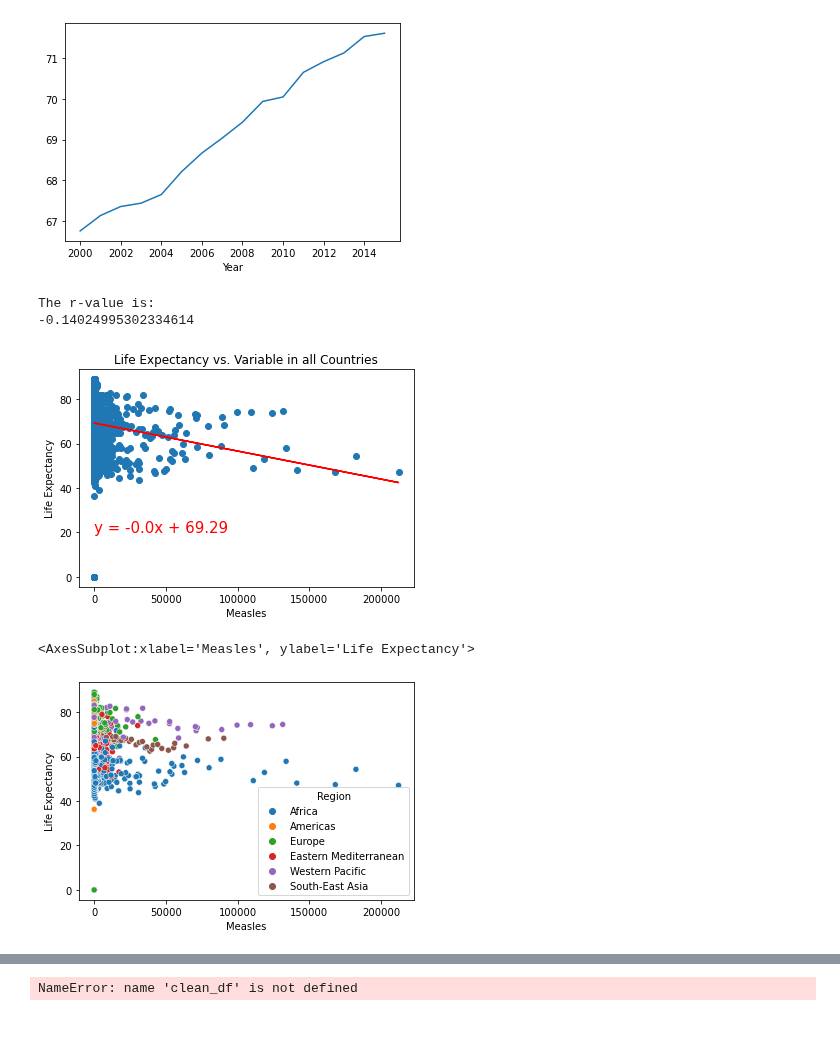
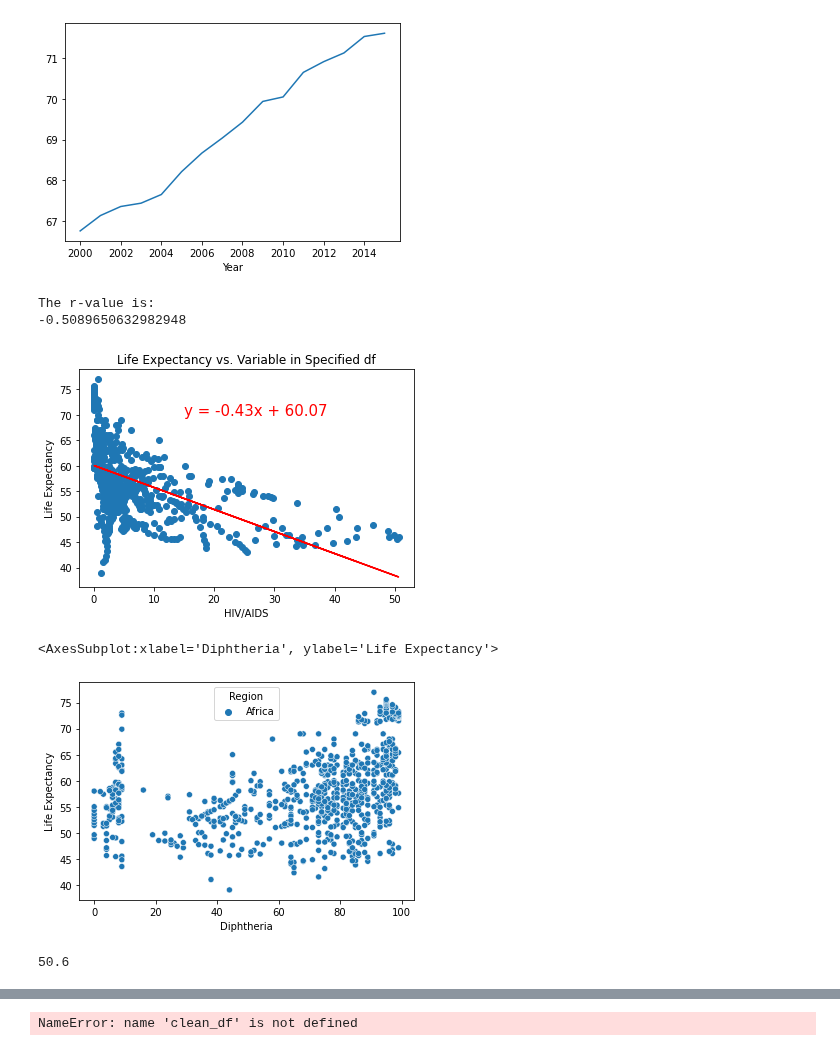
Before and after one commit to jaryan77/TeamTitans_Project_1, a Jupyter notebook: alex_final.ipynb, the cells around one changed output, grey strips where cells are left out. Drawn from its saved outputs; the diff is of its cells as text; code cells hidden in the pictures.

```diff
--- a/alex_final.ipynb
+++ b/alex_final.ipynb
@@ -65,9 +65,10 @@ plt.show()
 # %% [output]
 [figure]
 # %%
-#Linear Regression Code
-(slope, intercept, rvalue, pvalue, stderr) = linregress(nan0_df["Measles"], nan0_df['Life Expectancy'])
-regress_values = nan0_df["Measles"] * slope + intercept
+#Linear Regression/Basic Scatter Plot Code (switch df and x for desired outcome)
+#Input Variable vs Life Expectancy
+(slope, intercept, rvalue, pvalue, stderr) = linregress(africa_0["HIV/AIDS"], africa_0['Life Expectancy'])
+regress_values = africa_0["HIV/AIDS"] * slope + intercept
 line_eq = "y = " + str(round(slope,2)) + "x + " + str(round(intercept,2))
 
 #Print r-value >>>>>>>>>>>>>> figure out print formatting
@@ -75,22 +76,27 @@ print("The r-value is:")
 print(rvalue)
 
 #Annotate LR, create labels, then print scatter plot w/ linear regress equation
-plt.scatter(nan0_df["Measles"], nan0_df['Life Expectancy'])
-plt.plot(nan0_df["Measles"], regress_values, "r-")
-plt.annotate(line_eq,(20,20),fontsize=15,color="red")
-plt.xlabel("Measles")
+plt.scatter(africa_0["HIV/AIDS"], africa_0['Life Expectancy'])
+plt.plot(africa_0["HIV/AIDS"], regress_values, "r-")
+plt.annotate(line_eq,(15,70),fontsize=15,color="red")
+plt.xlabel("HIV/AIDS")
 plt.ylabel("Life Expectancy")
-plt.title("Life Expectancy vs. Variable in all Countries")
+plt.title("Life Expectancy vs. Variable in Specified df")
 #plt.savefig("output_data/north_lat_vs_maxtemp.png")
 plt.show()
 # %% [output]
 The r-value is:
--0.14024995302334614
+-0.5089650632982948
-[figure, old version]
+[figure, new version]
 # %%
 #Seaborn Scatter Plot for Input Variable(x) vs. Life Expectancy
-sns.scatterplot(data=nan0_df, x="Measles", y="Life Expectancy", hue='Region')
+sns.scatterplot(data=africa_0, x="Diphtheria", y="Life Expectancy", hue='Region')
 # %% [output]
-<AxesSubplot:xlabel='Measles', ylabel='Life Expectancy'>
+<AxesSubplot:xlabel='Diphtheria', ylabel='Life Expectancy'>
-[figure, old version]
+[figure, new version]
+# %%
+max_HIV = nan0_df["HIV/AIDS"].max()
+max_HIV
+# %% [output]
+50.6
 # %%
```
Also changed, not shown: parts of 3 cells of this notebook.
